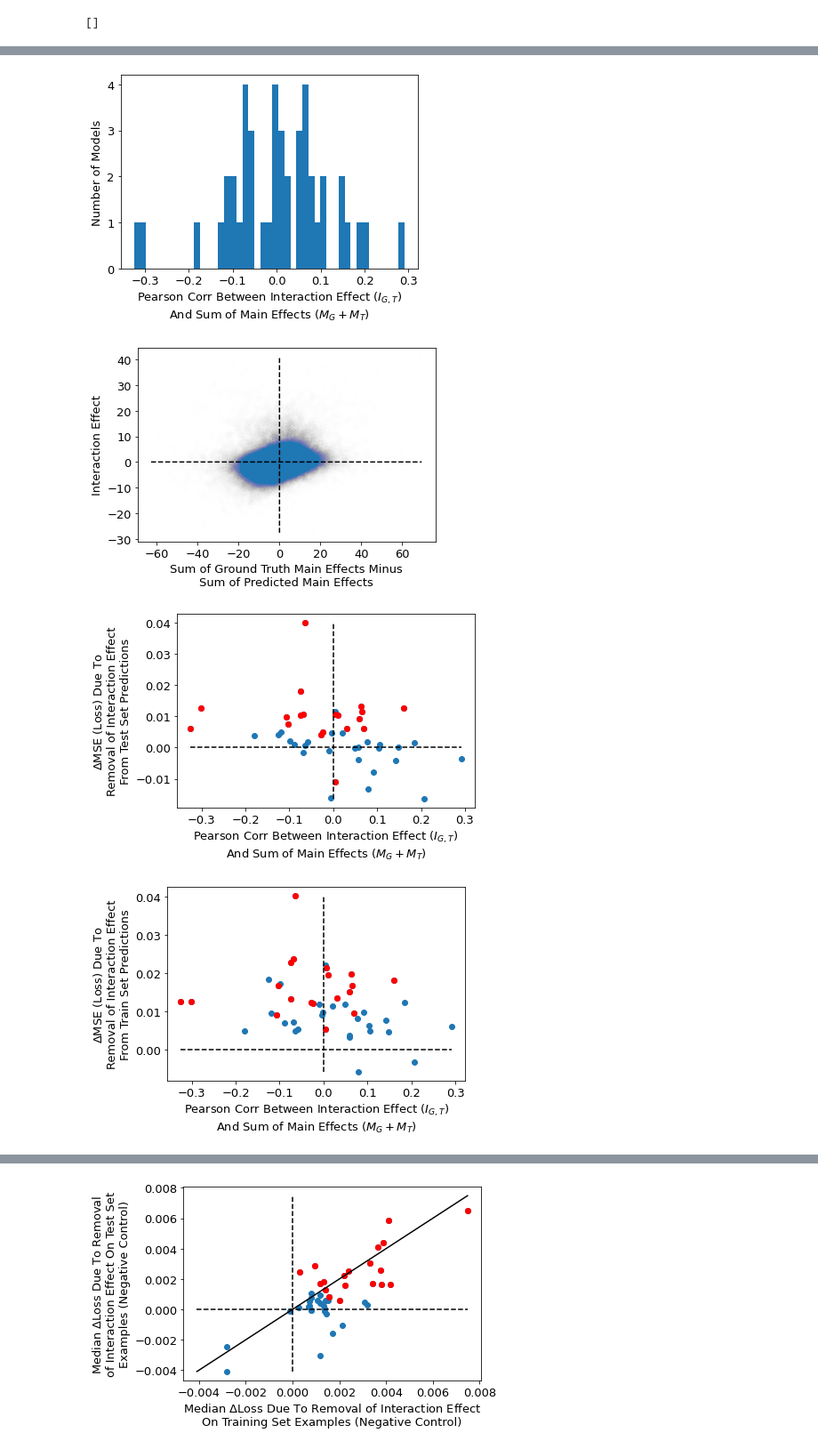
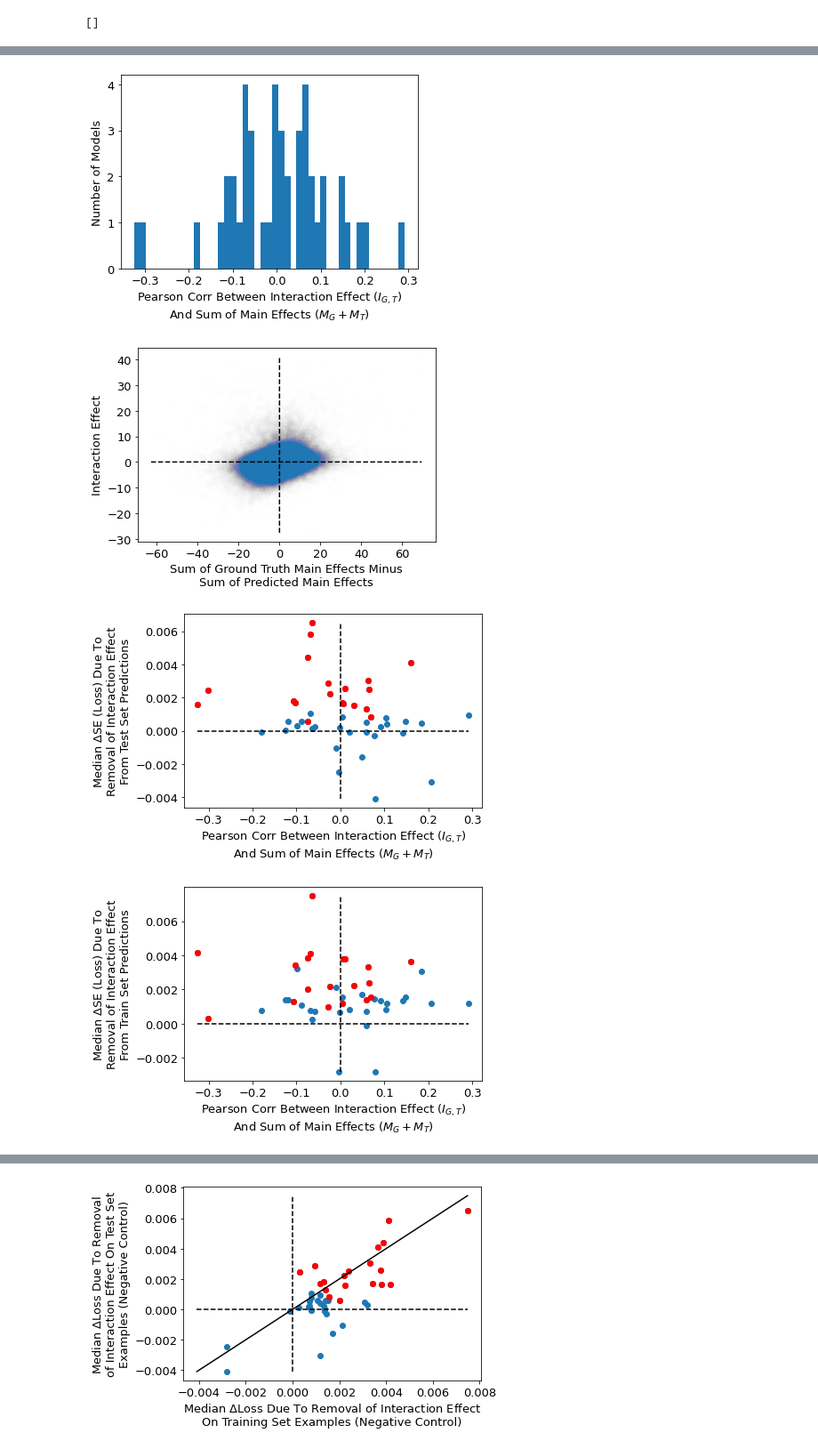
Before and after one commit to kundajelab/feature_interactions, a Jupyter notebook: zeropadding/EvaluateModelsGivenPredictionData.ipynb, the cells around one changed output, grey strips where cells are left out. Shown at 89% size. Drawn from its saved outputs; the diff is of its cells as text; code cells hidden in the pictures.

```diff
--- a/zeropadding/EvaluateModelsGivenPredictionData.ipynb
+++ b/zeropadding/EvaluateModelsGivenPredictionData.ipynb
@@ -232,6 +228,8 @@ def get_interactioneffectdata(modelpredsfile, perturbedseqskey):
 
 InteractionAnalysis = namedtuple("InteractionAnalysis",
   ["overall_test_loss",
+   "test_toanalyze_maineffpreds_loss",
+   "test_toanalyze_origpreds_loss",
 
    "test_toanalyze_interactioneffectdata",
    "test_toanalyze_lossimprovement",
@@ -368,6 +366,8 @@ def perform_interaction_analysis(modelpredsfile,
   return InteractionAnalysis(
 
       overall_test_loss=overall_test_loss,
+      test_toanalyze_maineffpreds_loss=test_toanalyze_maineffpreds_loss,
+      test_toanalyze_origpreds_loss=test_toanalyze_origpreds_loss,
 
       test_toanalyze_interactioneffectdata=
         test_toanalyze_interactioneffectdata,
@@ -709,7 +704,7 @@ plt.ylabel("Interaction Effect")
 plt.show()
 
 xyaxis_scatterplot(negcontrol_mainvintereff_corrs,
-                   negcontrol_test_lossimp_mean,
+                   negcontrol_test_lossimp_median,
                    #yerr=negcontrol_test_lossimp_stderr,
                    highlight=[negcontrol_modelorder.index(x)
                               for x in failed_paired_wilcoxon_negcontrol],
@@ -717,17 +712,17 @@ xyaxis_scatterplot(negcontrol_mainvintereff_corrs,
                    )
 plt.xlabel(r"Pearson Corr Between Interaction Effect $(I_{G,T})$"
             +"\n"+r"And Sum of Main Effects $(M_G + M_T)$")
-plt.ylabel(r"$\Delta$MSE (Loss) Due To "+"\n"+
+plt.ylabel(r"Median $\Delta$SE (Loss) Due To "+"\n"+
            "Removal of Interaction Effect\nFrom Test Set Predictions")
 plt.show()
 
 xyaxis_scatterplot(negcontrol_mainvintereff_corrs,
-                   negcontrol_train_lossimp_mean,
+                   negcontrol_train_lossimp_median,
                    highlight=[negcontrol_modelorder.index(x)
                               for x in failed_paired_wilcoxon_negcontrol])
 plt.xlabel(r"Pearson Corr Between Interaction Effect $(I_{G,T})$"
             +"\n"+r"And Sum of Main Effects $(M_G + M_T)$")
-plt.ylabel(r"$\Delta$MSE (Loss) Due To "+"\n"+
+plt.ylabel(r"Median $\Delta$SE (Loss) Due To "+"\n"+
            "Removal of Interaction Effect\nFrom Train Set Predictions")
 plt.show()
 # %% [output]
@@ -736,8 +731,8 @@ plt.show()
 [figure]
 [figure]
 [figure]
-[figure, old version]
+[figure, new version]
-[figure, old version]
+[figure, new version]
 # %%
 #MEDIAN_MULTIPLIER = 1.353
 
```
Also changed, not shown: parts of 14 cells of this notebook.
